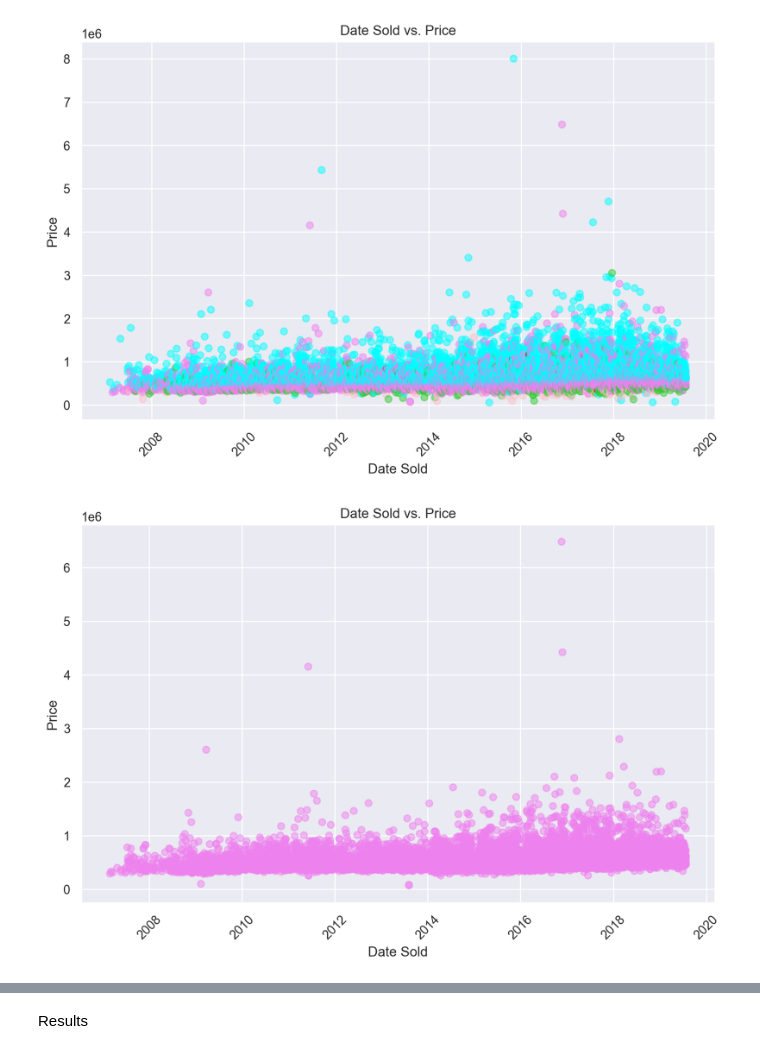
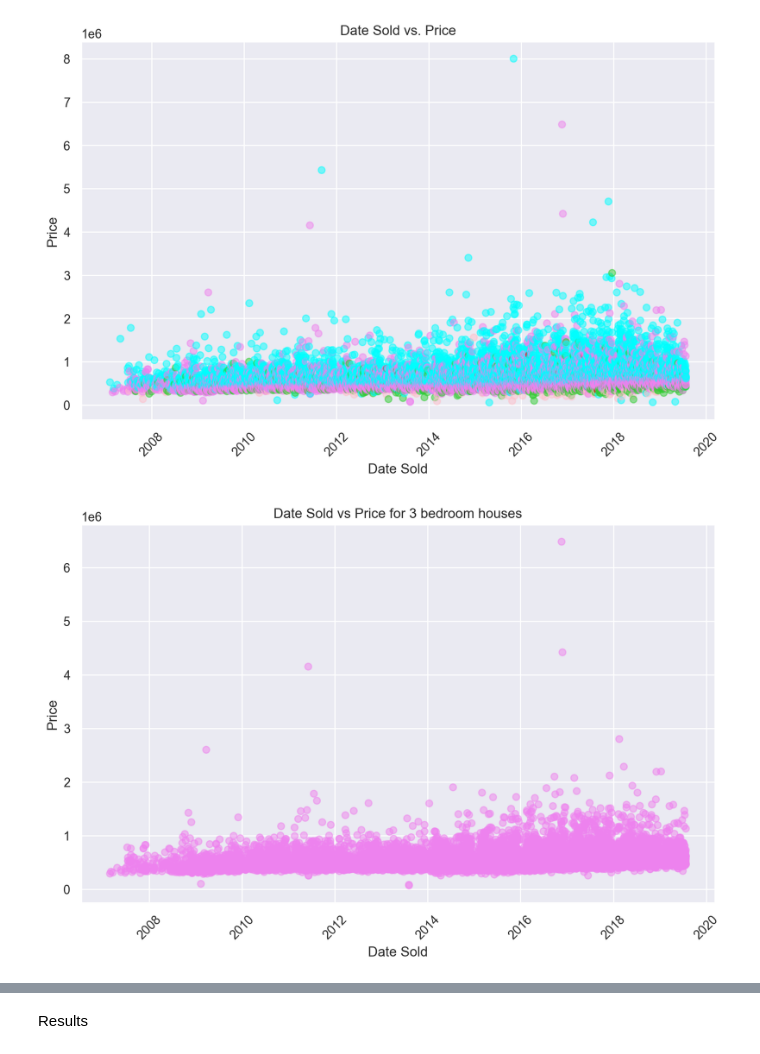
Before and after one commit to gemlorg/Thesis-Trading-LLM, a Jupyter notebook: projects/logistic-regression/src/visual.ipynb, the cells around one changed output, grey strips where cells are left out. Cells and saved outputs as stored; diff of their text form; code cells hidden in the pictures.

```diff
--- a/projects/logistic-regression/src/visual.ipynb
+++ b/projects/logistic-regression/src/visual.ipynb
@@ -70,6 +52,3 @@ df.dropna()
-# %%
-
-df = df[df["datesold"] < "2023-02-07"]
 # %%
 colors =['red', 'pink', 'limegreen', 'violet', 'cyan']
 
@@ -94,15 +73,15 @@ plt.show()
 # %%
 data=df[df['bedrooms']==3]
 plt.figure(figsize=(10, 6))
 plt.scatter(data['datesold'], data['price'],
             c= data['bedrooms'].map(color_dict),
             alpha=0.5)
 plt.xlabel('Date Sold')
 plt.ylabel('Price')
-plt.title('Date Sold vs. Price')
+plt.title('Date Sold vs Price for 3 bedroom houses')
 plt.xticks(rotation=45)
 plt.show()
 # %% [output]
-[figure, old version]
+[figure, new version]
 # %%
 
```
Also changed, not shown: parts of 15 cells of this notebook, 3 other files.
